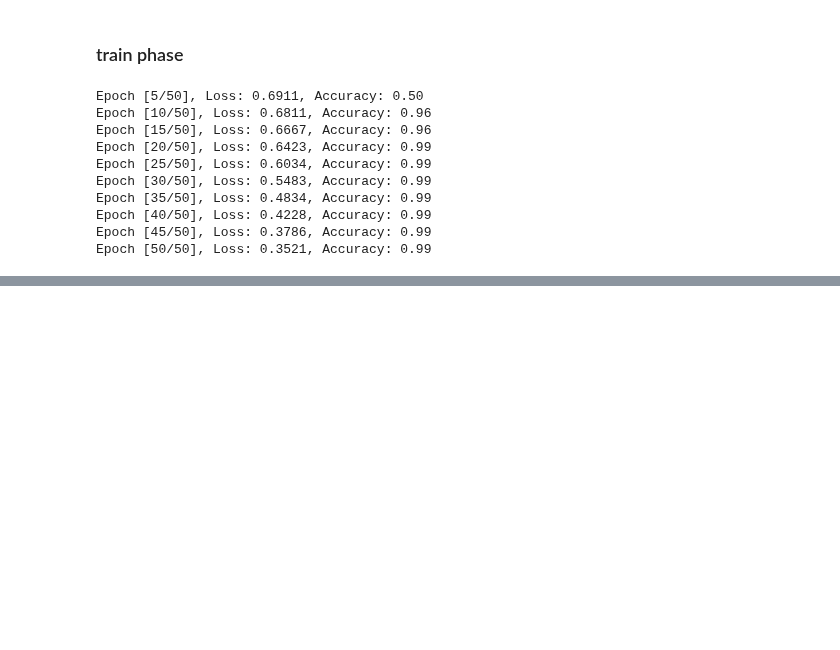
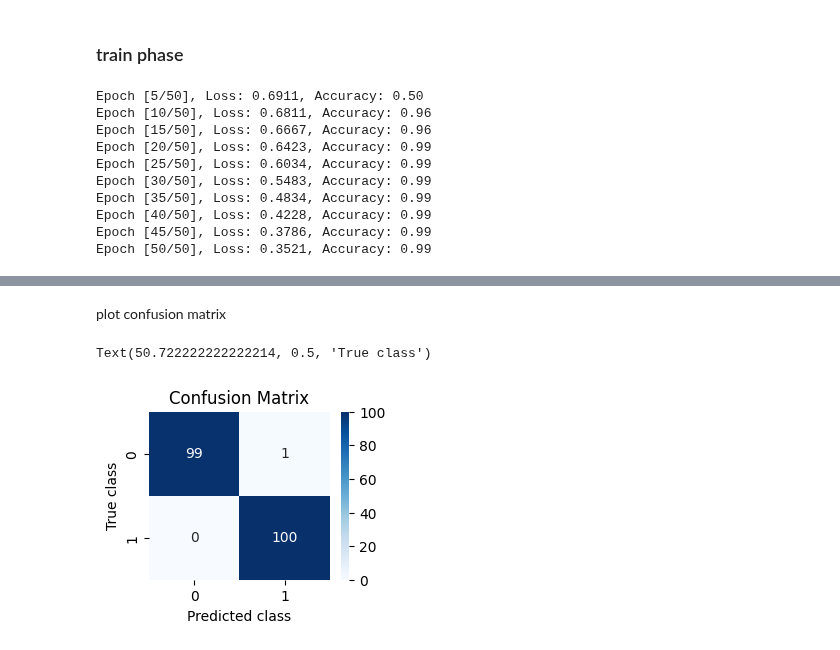
Before and after one commit to rezaAdinepour/Deep-Learning-Homework, a Jupyter notebook: HWs/HW2/Code/Q1.ipynb, the cells around one changed output, grey strips where cells are left out. Cells and saved outputs as stored; diff of their text form; code cells hidden in the pictures; blank space fills up the shorter version.

```diff
--- a/HWs/HW2/Code/Q1.ipynb
+++ b/HWs/HW2/Code/Q1.ipynb
@@ -122,0 +150,16 @@ Epoch [50/50], Loss: 0.3521, Accuracy: 0.99
+# %% [markdown]
+plot confusion matrix
+# %%
+# compute confusion matrix
+_, predicted = torch.max(model(x).data, 1)
+cm = confusion_matrix(y.cpu().numpy(), predicted.cpu().numpy())
+
+# plot confusion matrix
+plt.subplot(2, 2, 3)
+sns.heatmap(cm, annot=True, fmt='d', cmap='Blues')
+plt.title('Confusion Matrix')
+plt.xlabel('Predicted class')
+plt.ylabel('True class')
+# %% [output]
+Text(50.722222222222214, 0.5, 'True class')
+[figure, added]
```
Also changed, not shown: parts of 3 cells of this notebook.
